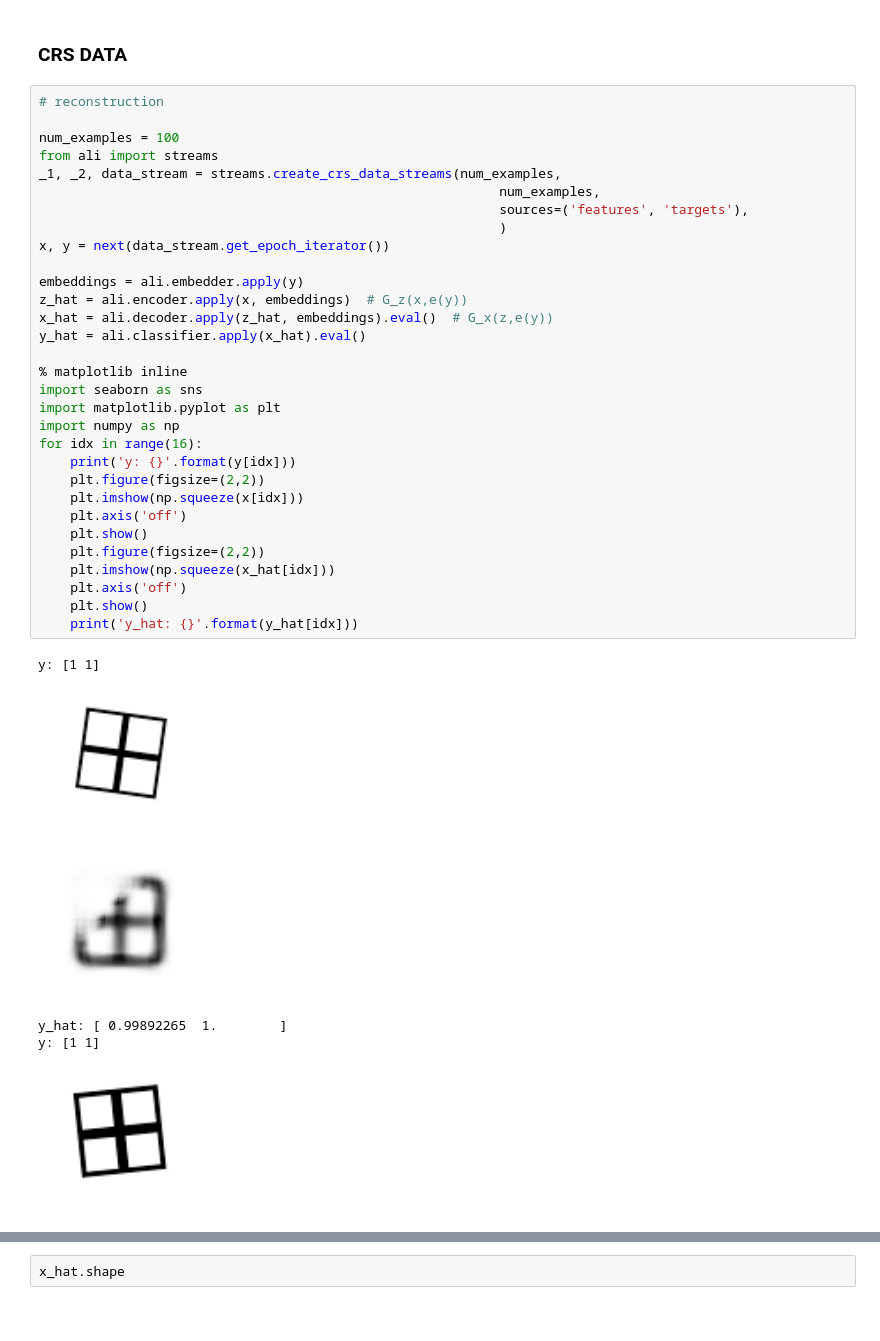
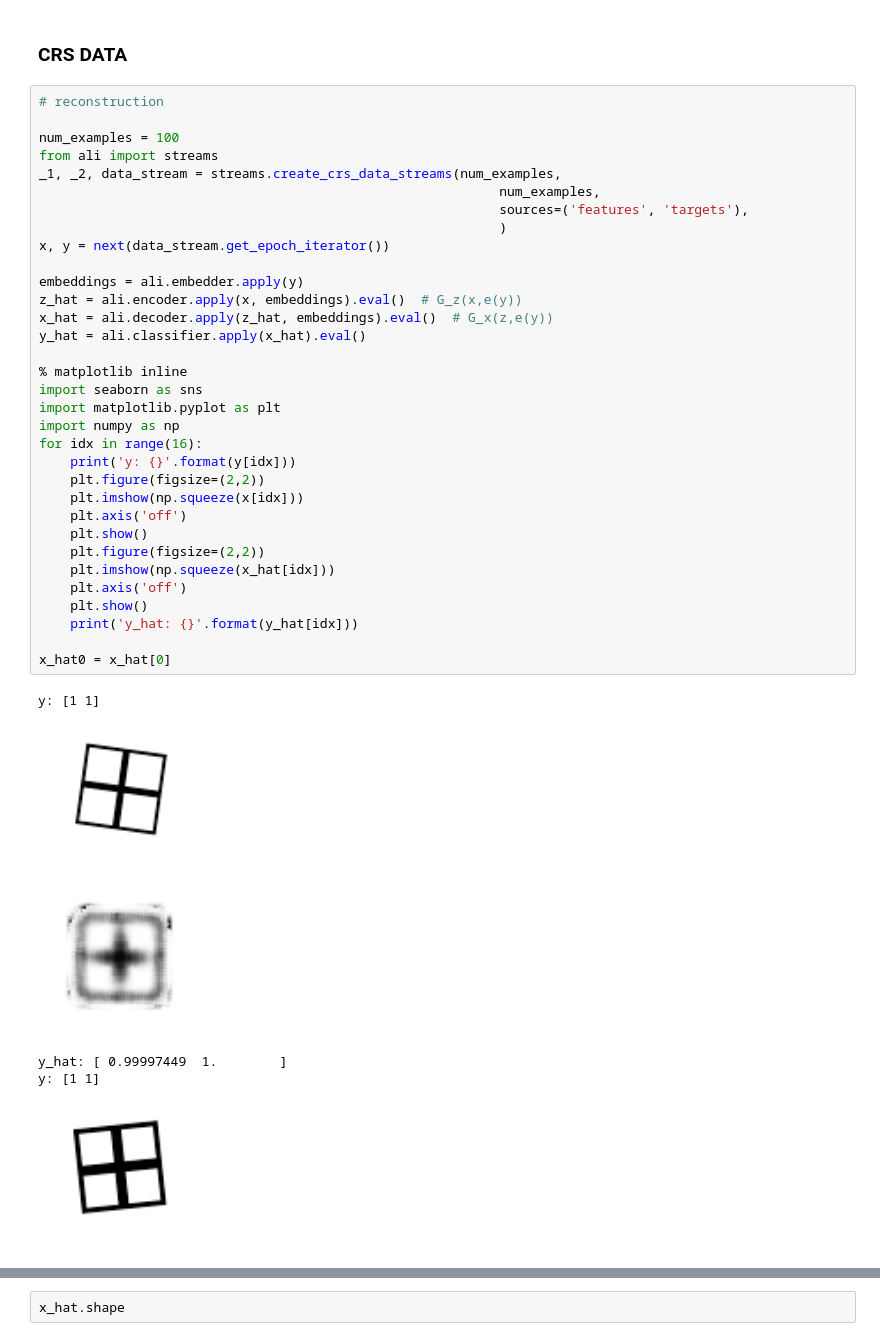
Before and after one commit to hope-yao/GAN-for-design, a Jupyter notebook: ALI-experiment.ipynb, the cells around one changed output, grey strips where cells are left out. Saved outputs shown, nothing was run; the diff lists cells and outputs as text.

```diff
--- a/ALI-experiment.ipynb
+++ b/ALI-experiment.ipynb
@@ -169,35 +99,37 @@ y: [1 0 1 0 0 0 0 0 0 0 0 1 0 0 0 0 0 0 0 0 1 1 0 0 0 1 0 1 1 0 0 1 1 0 0 0 0
 num_examples = 100
 from ali import streams
 _1, _2, data_stream = streams.create_crs_data_streams(num_examples,
                                                            num_examples,
                                                            sources=('features', 'targets'),
                                                            )
 x, y = next(data_stream.get_epoch_iterator())
 
 embeddings = ali.embedder.apply(y)
-z_hat = ali.encoder.apply(x, embeddings)  # G_z(x,e(y))
+z_hat = ali.encoder.apply(x, embeddings).eval()  # G_z(x,e(y))
 x_hat = ali.decoder.apply(z_hat, embeddings).eval()  # G_x(z,e(y))
 y_hat = ali.classifier.apply(x_hat).eval()
 
 % matplotlib inline
 import seaborn as sns
 import matplotlib.pyplot as plt
 import numpy as np
 for idx in range(16):
     print('y: {}'.format(y[idx]))
     plt.figure(figsize=(2,2))
     plt.imshow(np.squeeze(x[idx]))
     plt.axis('off')
     plt.show()
     plt.figure(figsize=(2,2))
     plt.imshow(np.squeeze(x_hat[idx]))
     plt.axis('off')
     plt.show()
     print('y_hat: {}'.format(y_hat[idx]))
+
+x_hat0 = x_hat[0]
 # %% [output]
 y: [1 1]
 [figure]
-[figure, old version]
+[figure, new version]
-y_hat: [ 0.99892265  1.        ]
+y_hat: [ 0.99997449  1.        ]
 y: [1 1]
 [figure]
```
Also changed, not shown: parts of 36 cells of this notebook, 8 other files.
